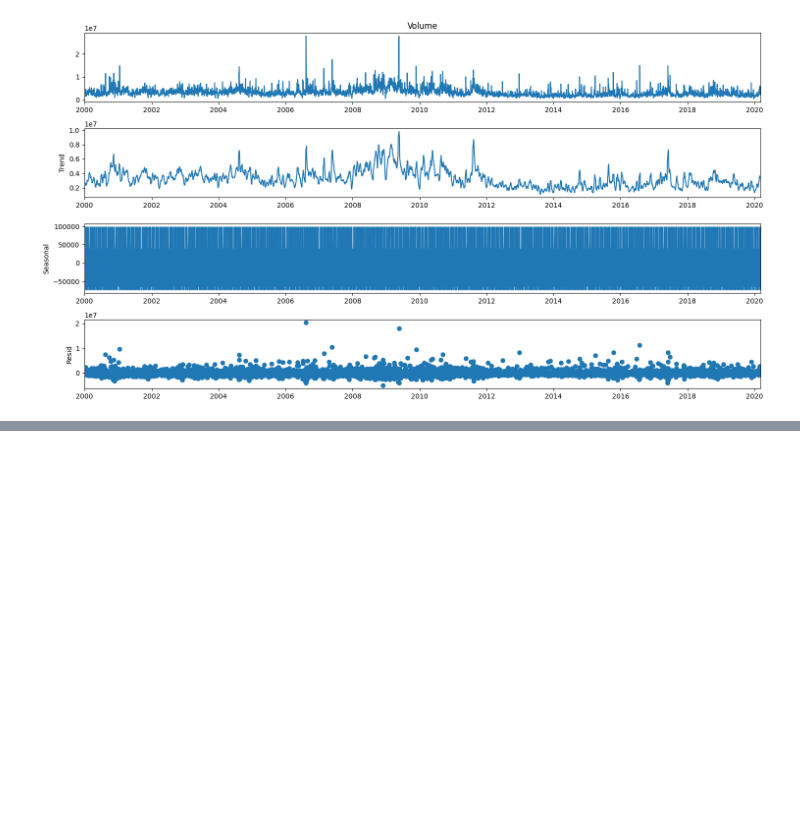
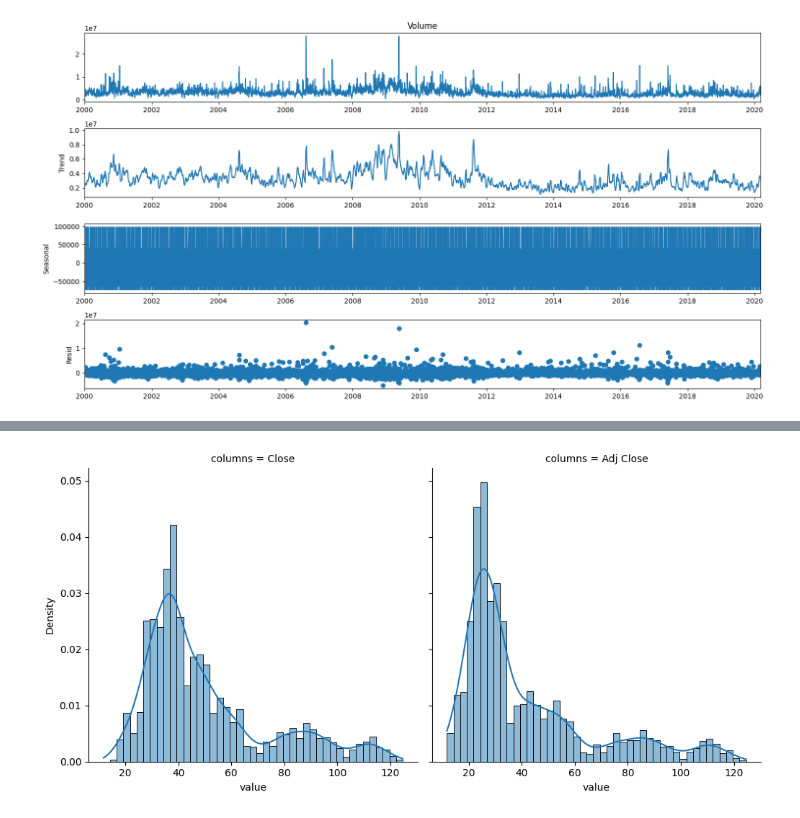
Before and after one commit to cohensaeb/AIDI_1002_Labs, a Jupyter notebook: week_2/AIDI_1002_Week_2_Lab_2.ipynb, the cells around one changed output, grey strips where cells are left out. Cells and saved outputs as stored; diff of their text form; code cells hidden in the pictures; blank space fills up the shorter version.

```diff
--- a/week_2/AIDI_1002_Week_2_Lab_2.ipynb
+++ b/week_2/AIDI_1002_Week_2_Lab_2.ipynb
@@ -450,0 +471,5 @@ plt.show()
+# %%
+# plotting part 2
+g = sns.displot(data=dfm_part2, x='value', col='columns', col_wrap=3, common_norm=False, kde=True, stat='density')
+# %% [output]
+[figure, added]
```
Also changed, not shown: parts of 13 cells of this notebook, 1 other file.
